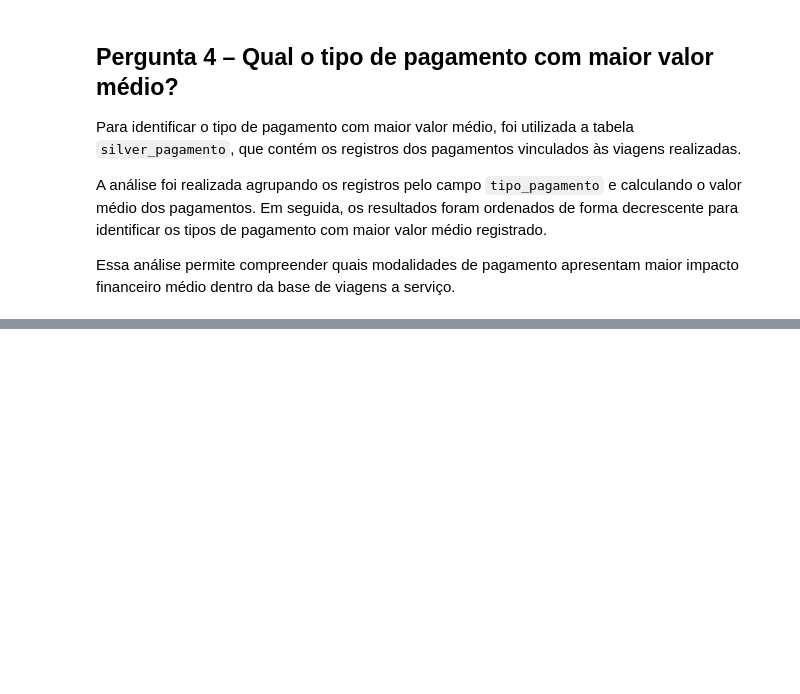
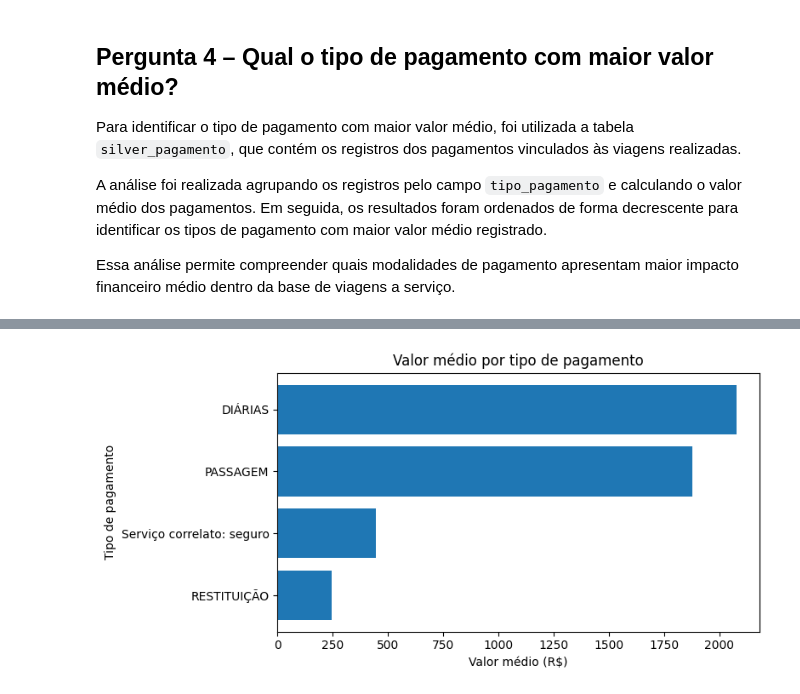
Before and after one commit to FernandaBarrosLinhares/Projeto-Final-Fernanda-Linhares, a Jupyter notebook: _MySQL/3_analise.ipynb, the cells around one changed output, grey strips where cells are left out. Cells and saved outputs as stored; diff of their text form; code cells hidden in the pictures; blank space fills up the shorter version.

Commit message:
Pergunta numero cinco, consulta , gráfico e análise

```diff
--- a/_MySQL/3_analise.ipynb
+++ b/_MySQL/3_analise.ipynb
@@ -434,0 +428,14 @@ ORDER BY valor_medio DESC;
+# %%
+sql_q4 = '''
+SELECT
+    tipo_pagamento,
+    AVG(valor) AS valor_medio
+FROM silver_pagamento
+GROUP BY tipo_pagamento
+ORDER BY valor_medio DESC;
+'''
+
+q4 = consultar(sql_q4)
+q4['valor_medio_formatado'] = q4['valor_medio'].apply(reais)
+
+q4
@@ -434,0 +448,15 @@ ORDER BY valor_medio DESC;
+# %%
+plt.figure(figsize=(8, 4))
+
+plt.barh(q4['tipo_pagamento'], q4['valor_medio'])
+
+plt.title('Valor médio por tipo de pagamento')
+plt.xlabel('Valor médio (R$)')
+plt.ylabel('Tipo de pagamento')
+
+plt.gca().invert_yaxis()
+
+plt.tight_layout()
+plt.show()
+# %% [output]
+[figure, added]
```
Also changed, not shown: parts of 7 cells of this notebook, 1 other file.
